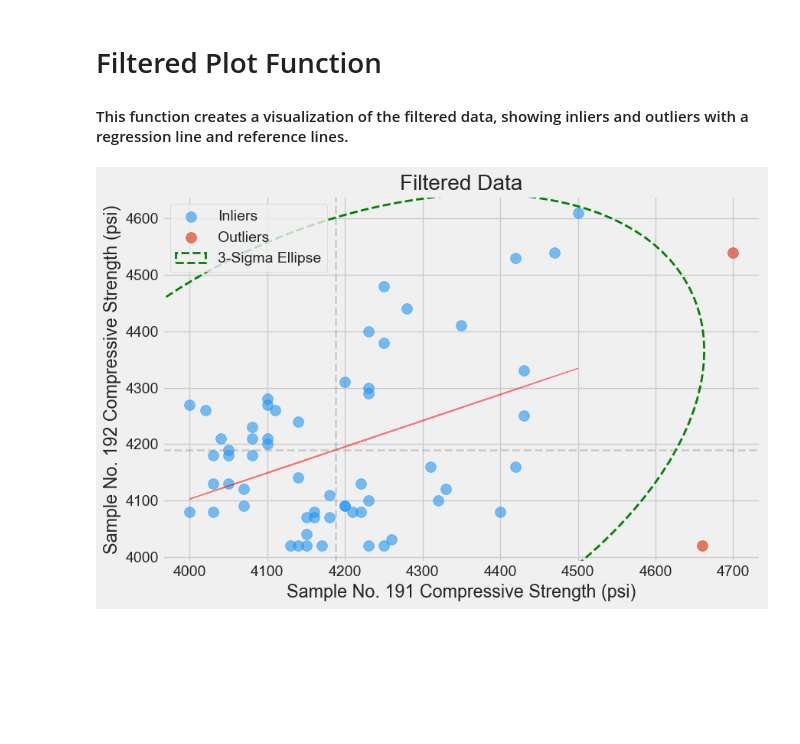
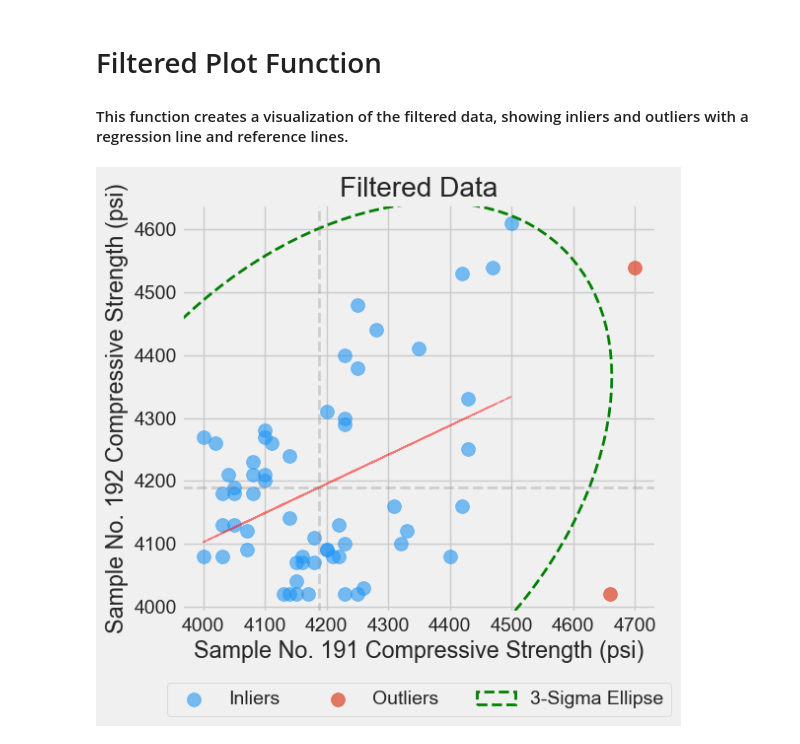
Before and after one commit to reneboygarcia/mahalanobis_filter, a Jupyter notebook: mahalanobis_filter.ipynb, the cells around one changed output. Saved outputs shown, nothing was run; the diff lists cells and outputs as text; code cells hidden in the pictures; blank space fills up the shorter version.

```diff
--- a/mahalanobis_filter.ipynb
+++ b/mahalanobis_filter.ipynb
@@ -267,7 +267,7 @@ def create_plots(data, inliers, outliers, alpha=0.05, save_graph=False):
     )
     threshold_distance = np.sqrt(chi2.ppf(0.997, df=data.shape[1]))  # 3-sigma threshold
 
-    axes[1].hist(distances, bins=30, color="lightgray", edgecolor="gray")
+    axes[1].hist(distances, bins=30, color="lightgray", edgecolor="lightgray")
     axes[1].axvline(
         x=threshold_distance,
         color="red",
@@ -378,7 +378,7 @@ def create_filtered_plot(data, inliers, outliers, save_graph=False, alpha=0.05):
         alpha (float, optional): Significance level for the Mahalanobis filter. Defaults to 0.05.
     """
     plt.style.use("fivethirtyeight")
-    plt.figure(figsize=(9, 6))
+    plt.figure(figsize=(6, 6))
 
     # Fit the Mahalanobis filter to the inliers to calculate the mean and covariance
     m_filter = MahalanobisFilter(alpha=alpha)
@@ -441,32 +441,32 @@ def create_filtered_plot(data, inliers, outliers, save_graph=False, alpha=0.05):
     )
     plt.title("Filtered Data")
     plt.xlabel("Sample No. 191 Compressive Strength (psi)")
     plt.ylabel("Sample No. 192 Compressive Strength (psi)")
-    plt.legend()
+    plt.legend(loc="upper center", bbox_to_anchor=(0.5, -0.15), ncol=3)
 
     # Save image
     if save_graph:
         plt.savefig(
             "images/isolated_graph_with_3_sigma_ellipse.png",
             dpi=300,
             bbox_inches="tight",
         )
     plt.tight_layout()
     plt.show()
 
 
 # ## Example Usage
 # Demonstrates how to use the filtering and plotting functions with sample data.
 
 if __name__ == "__main__":
     data = df_sample
     processed_data = process_data(data)
     # Filter outliers
     filter_obj = MahalanobisFilter(alpha=0.05)
     filter_obj.fit(processed_data)
     inliers, outliers = filter_obj.filter(processed_data)
 
     # Create visualization
     create_filtered_plot(processed_data, inliers, outliers, save_graph=True, alpha=0.05)
 # %% [output]
-[figure, old version]
+[figure, new version]
```
Also changed, not shown: parts of 1 cell of this notebook, 3 other files.
